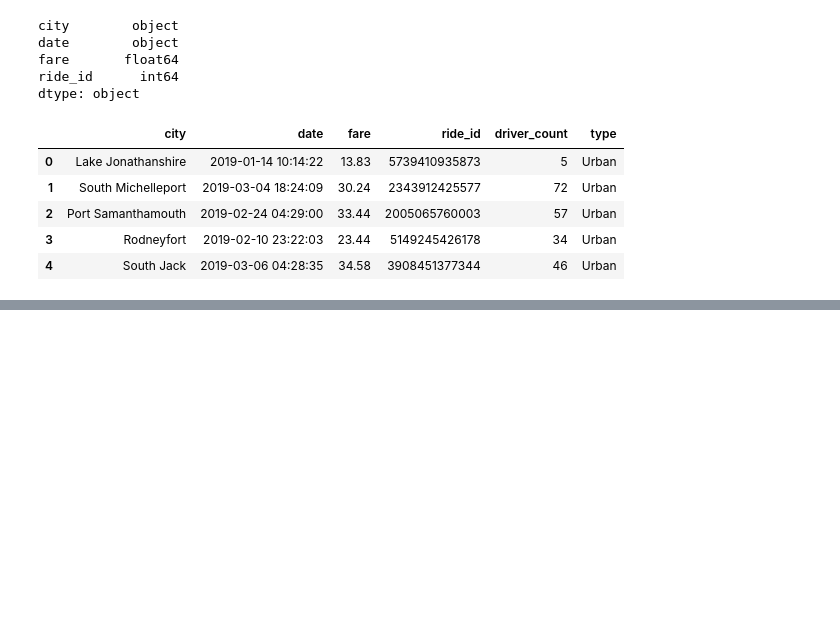
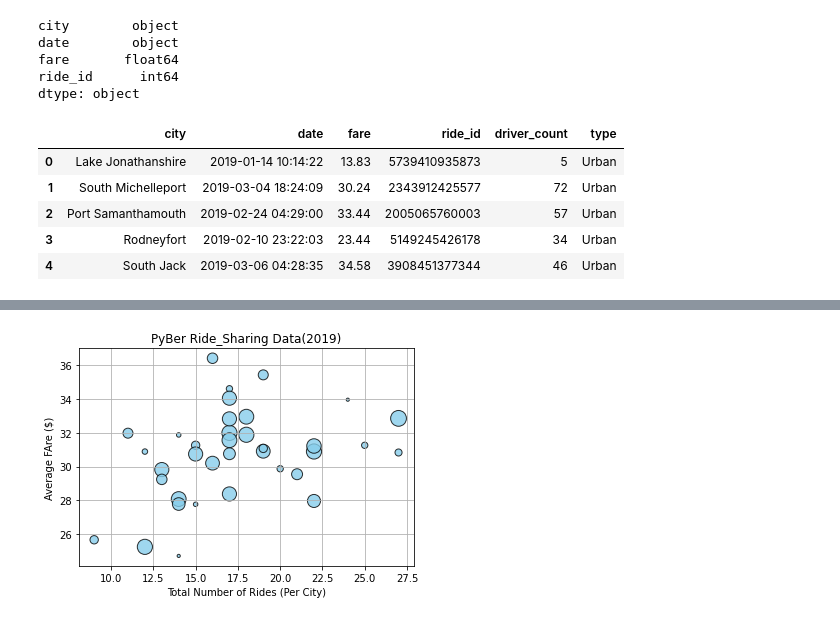
Before and after one commit to opeoje91/PyBer_Analysis, a Jupyter notebook: PyBer.ipynb, the cells around one changed output, grey strips where cells are left out. Cells and saved outputs as stored; diff of their text form; code cells hidden in the pictures; blank space fills up the shorter version.

```diff
--- a/PyBer.ipynb
+++ b/PyBer.ipynb
@@ -116,0 +128,3 @@ pyber_data_df.head()
+# %%
+# Create the Suburban and Rural city DataFrames.
+suburban_city_df = pyber_data_df[pyber_data_df["type"] == "Suburban"]
@@ -116,0 +160,6 @@ pyber_data_df.head()
+# %%
+# Get the numnber of rides for Suburban cities
+suburban_ride_count = suburban_city_df.groupby(["city"]).count()["ride_id"]
+
+# Get the numnber of rides for rural cities
+rural_ride_count = rural_city_df.groupby(["city"]).count()["ride_id"]
@@ -116,0 +178,6 @@ pyber_data_df.head()
+# %%
+# Get average fare for each city in the suburban cities.
+suburban_avg_fare = suburban_city_df.groupby(["city"]).mean()["fare"]
+
+# Get average fare for each city in the rural cities.
+rural_avg_fare = rural_city_df.groupby(["city"]).mean()["fare"]
@@ -116,0 +196,5 @@ pyber_data_df.head()
+# %%
+# Get the average number of drivers for each suburban city.
+suburban_driver_count = suburban_city_df.groupby(["city"]).mean()["driver_count"]
+# Get the average number of drivers for each rural city.
+rural_driver_count = rural_city_df.groupby(["city"]).mean()["driver_count"]
@@ -116,0 +216,15 @@ pyber_data_df.head()
+# %%
+#Build the scatter plots for suburban cities
+plt.scatter(suburban_ride_count, suburban_avg_fare,
+           s=10*suburban_driver_count, c = "skyblue",
+           edgecolor = "black", linewidths = 1,
+           alpha = 0.8, label = "Suburban")
+plt.title("PyBer Ride_Sharing Data(2019)")
+plt.ylabel("Average FAre ($)")
+plt.xlabel("Total Number of Rides (Per City)")
+plt.grid(True)
+#Add the legend
+plt.legend
+plt.show()
+# %% [output]
+[figure, added]
```
Also changed, not shown: parts of 9 cells of this notebook, 1 other file.
